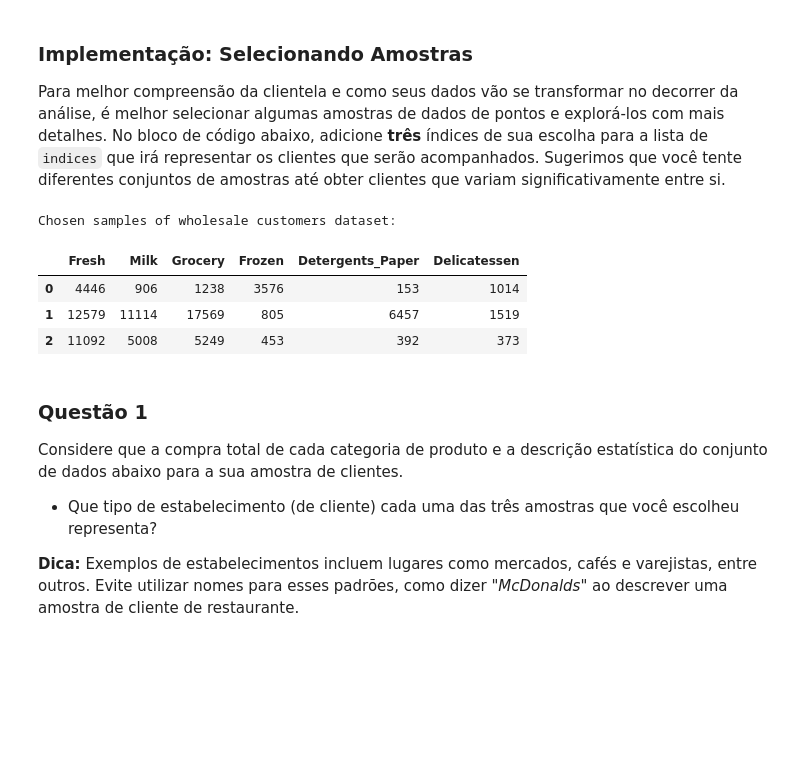
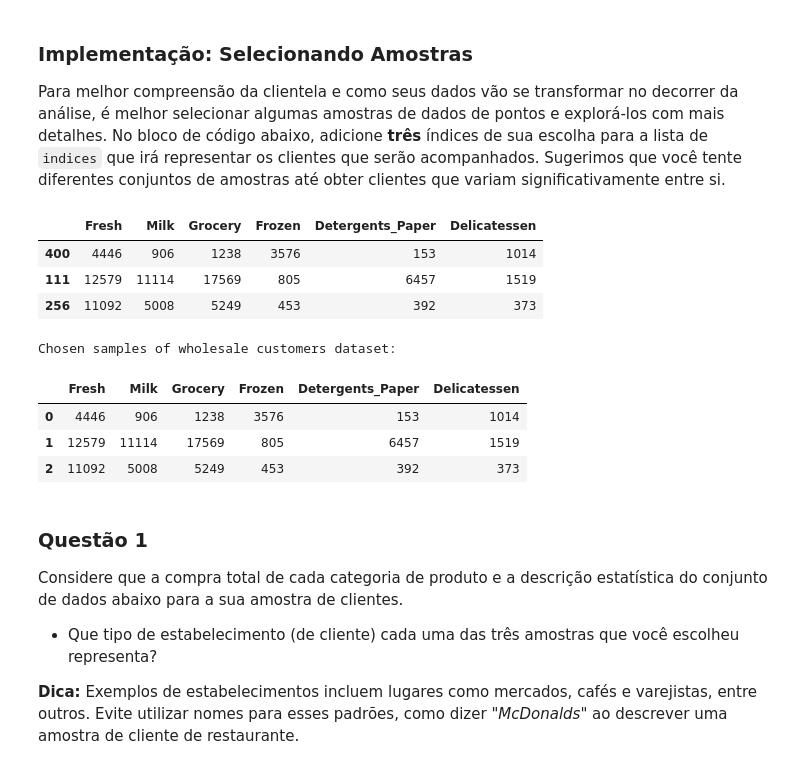
Before and after one commit to juanengml/Criando-Segmentos-de-Clientela, a Jupyter notebook: customer_segments_PT.ipynb, the cells around one changed output. Drawn from its saved outputs; the diff is of its cells as text; code cells hidden in the pictures; blank space fills up the shorter version.

```diff
--- a/customer_segments_PT.ipynb
+++ b/customer_segments_PT.ipynb
@@ -61,17 +82,23 @@ Para melhor compreensão da clientela e como seus dados vão se transformar no d
 # %%
 # TODO: Selecione três índices de sua escolha que você gostaria de obter como amostra do conjunto de dados
 indices = [400,111,256]
 
 # Crie um DataFrame das amostras escolhidas
+display(data.loc[indices])
+
 samples = pd.DataFrame(data.loc[indices], columns = data.keys()).reset_index(drop = True)
-print "Chosen samples of wholesale customers dataset:"
+print "\n\nChosen samples of wholesale customers dataset:"
 display(samples)
 # %% [output]
+|  | Fresh | Milk | Grocery | Frozen | Detergents_Paper | Delicatessen |
+| 400 | 4446 | 906 | 1238 | 3576 | 153 | 1014 |
+| 111 | 12579 | 11114 | 17569 | 805 | 6457 | 1519 |
+| 256 | 11092 | 5008 | 5249 | 453 | 392 | 373 |
 Chosen samples of wholesale customers dataset:
-|  | Fresh | Milk | Grocery | Frozen | Detergents_Paper | Delicatessen |
-| 0 | 4446 | 906 | 1238 | 3576 | 153 | 1014 |
-| 1 | 12579 | 11114 | 17569 | 805 | 6457 | 1519 |
-| 2 | 11092 | 5008 | 5249 | 453 | 392 | 373 |
+|  | Fresh | Milk | Grocery | Frozen | Detergents_Paper | Delicatessen |
+| 0 | 4446 | 906 | 1238 | 3576 | 153 | 1014 |
+| 1 | 12579 | 11114 | 17569 | 805 | 6457 | 1519 |
+| 2 | 11092 | 5008 | 5249 | 453 | 392 | 373 |
 # %% [markdown]
 ### Questão 1
 Considere que a compra total de cada categoria de produto e a descrição estatística do conjunto de dados abaixo para a sua amostra de clientes.
```
Also changed, not shown: parts of 3 cells of this notebook.
